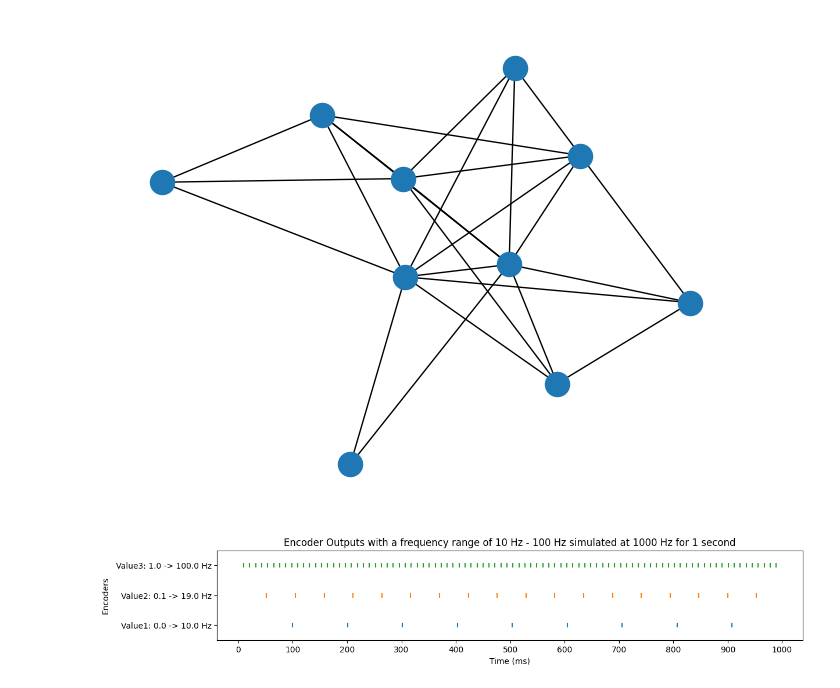
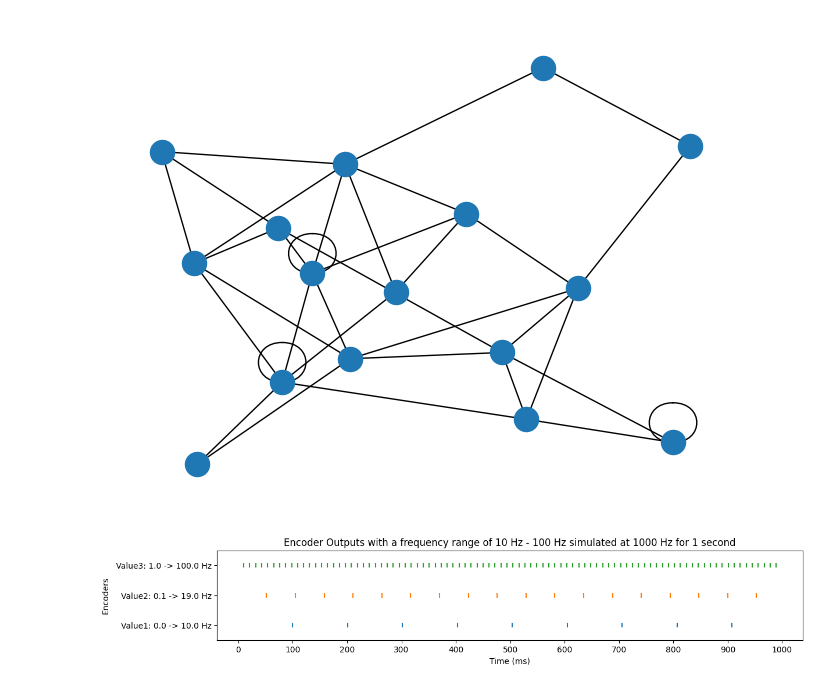
Before and after one commit to rfebbo/SNN_DPE, a Jupyter notebook: snn_dpe_iris_test.ipynb, the cells around one changed output. Saved outputs shown, nothing was run; the diff lists cells and outputs as text; code cells hidden in the pictures.

```diff
--- a/snn_dpe_iris_test.ipynb
+++ b/snn_dpe_iris_test.ipynb
@@ -74,36 +74,41 @@ def create_network(n_neurons, n_synapses, negative_weights = False, threshold_ra
 
         # positive weights only (should we keep it like that?)
         weight = np.random.rand(1) * weight_factor
 
         if negative_weights:
             weight -= weight_factor/2
 
         s = Synapse(n1, n2, weight)
 
         Neurons[n1_id].add_synapse(s)
 
     return Neurons
 
 test_network = False
 
 if test_network | test_all:
-    n_neurons = 10
-    n_synapses = 30
+    # n_neurons = 10
+    # n_synapses = 30
+    n_neurons = 16
+    n_synapses = int(n_neurons * np.random.uniform(low=2, high=3)) # random number from n_neurons * 2 to n_neurons * 3
+
 
     Neurons = create_network(n_neurons, n_synapses)
 
     # visualize
     G = nx.Graph()
 
     for n in Neurons:
         G.add_node(n.id)
 
         for s in n.synapses:
             G.add_edge(n.id, s.n2.id)
 
     nx.draw(G)
+    # plt.savefig('Images/network.pdf')
+    plt.show()
 # %% [output]
-[figure, old version]
+[figure, new version]
 # %%
 # rate encoder
 #   higher values into the network -> more active network (since positive wieght values only)
```
Also changed, not shown: parts of 7 cells of this notebook.
